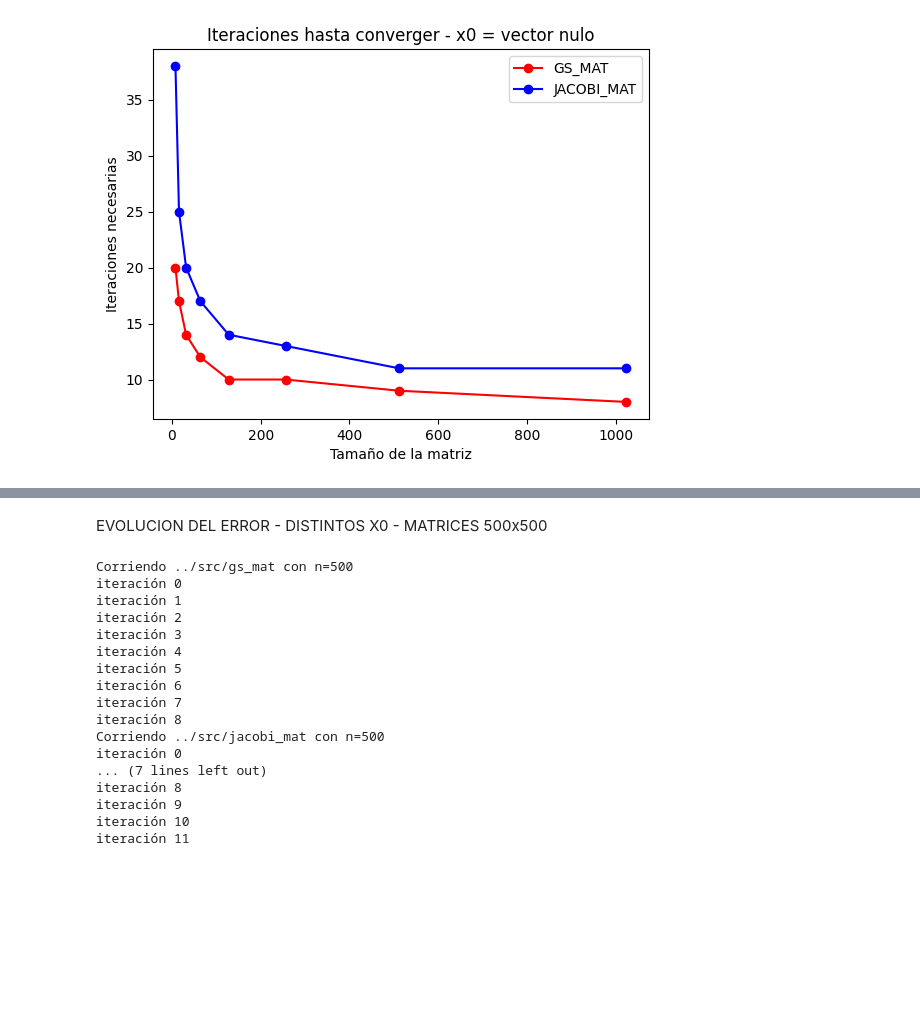
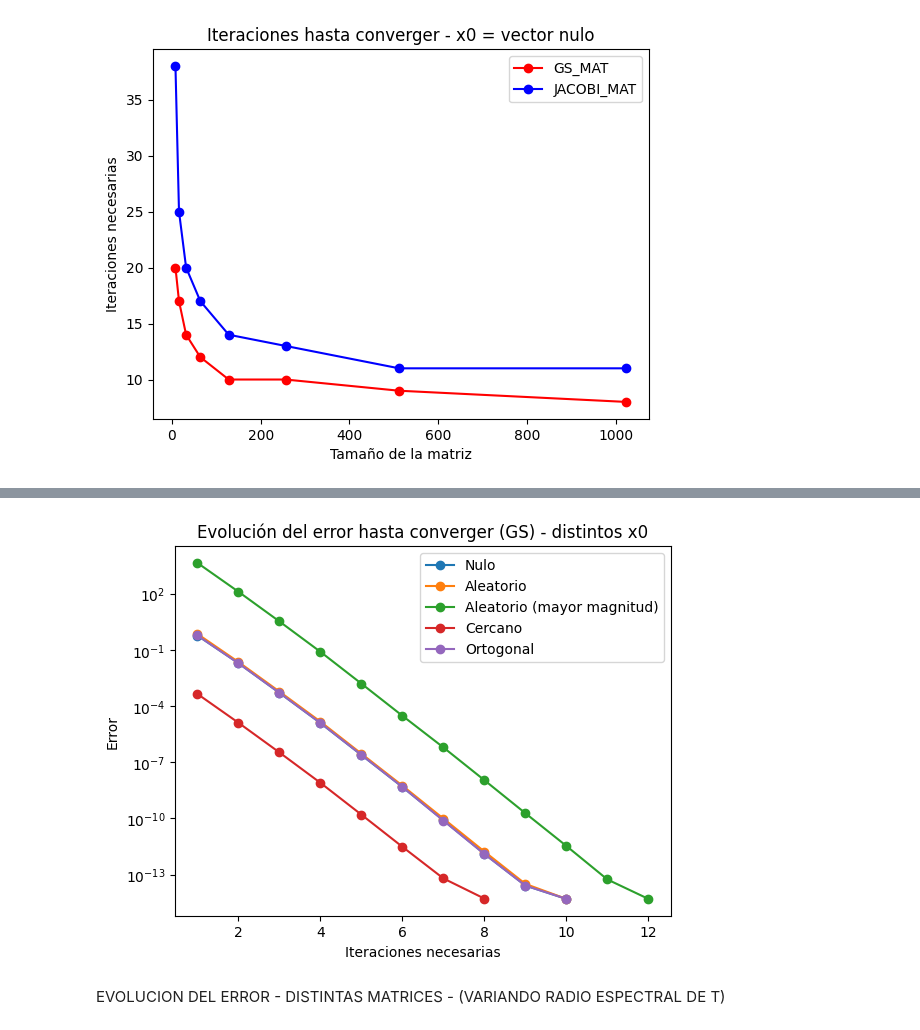
Before and after one commit to julian1vidal/tp3-metodos-2023-1c, a Jupyter notebook: src/exp.ipynb, the cells around one changed output, grey strips where cells are left out. Cells and saved outputs as stored; diff of their text form; code cells hidden in the pictures; blank space fills up the shorter version.

```diff
--- a/src/exp.ipynb
+++ b/src/exp.ipynb
@@ -538,44 +700,20 @@ plt.show()
+# %%
+# Grafico de evolución del error hasta converger para distintos x0 (GS)
+resultados_gs = np.array([gs_x0_nulo, gs_x0_random, gs_x0_random_x_10000, gs_x0_cercano, gs_x0_ortog], dtype=object)
+
+longitud = np.max(np.array([len(v) for v in resultados_gs]))
+iteraciones = list(range(1, longitud + 1))
+
+for j in resultados_gs:
+    plt.plot(iteraciones[:len(j)], j, marker='o')
+
+plt.legend(["Nulo", "Aleatorio", "Aleatorio (mayor magnitud)", "Cercano", "Ortogonal" ])
+plt.ylabel("Error")
+plt.yscale("log")
+plt.xlabel("Iteraciones necesarias")
+plt.title("Evolución del error hasta converger (GS) - distintos x0")
+plt.show()
+# %% [output]
+[figure, added]
 # %% [markdown]
-EVOLUCION DEL ERROR - DISTINTOS X0 - MATRICES 500x500
+EVOLUCION DEL ERROR - DISTINTAS MATRICES - (VARIANDO RADIO ESPECTRAL DE T)
-# %%
-methods = [GS_MAT, JACOBI_MAT]
-np.random.seed(48564)
-
-n = 500
-iteraciones = []
-errores = []
-
-for method in methods:
-    A = generate_strictly_diagonal_dominant_matrix(n)
-    x_real = np.random.rand(n)
-    b = np.matmul(A, x_real)
-    entrada_writer(A, b, x_real)
-    print(f"Corriendo {method} con n={n}")
-    run(method=method, iter=500)
-    iteraciones.append(iters_reader())
-    error = errores_reader()
-    errores.append(error)
-
-gs_iter = np.arange(1, iteraciones[0] - 1)
-gs_error = errores[0]
-
-jacobi_iter = np.arange(1, iteraciones[1] - 1)
-jacobi_error = errores[1]
-# %% [output]
-Corriendo ../src/gs_mat con n=500
-iteración 0
-iteración 1
-iteración 2
-iteración 3
-iteración 4
-iteración 5
-iteración 6
-iteración 7
-iteración 8
-Corriendo ../src/jacobi_mat con n=500
-iteración 0
-... (7 lines left out)
-iteración 8
-iteración 9
-iteración 10
-iteración 11
```
Also changed, not shown: parts of 14 cells of this notebook, 18 other files.
